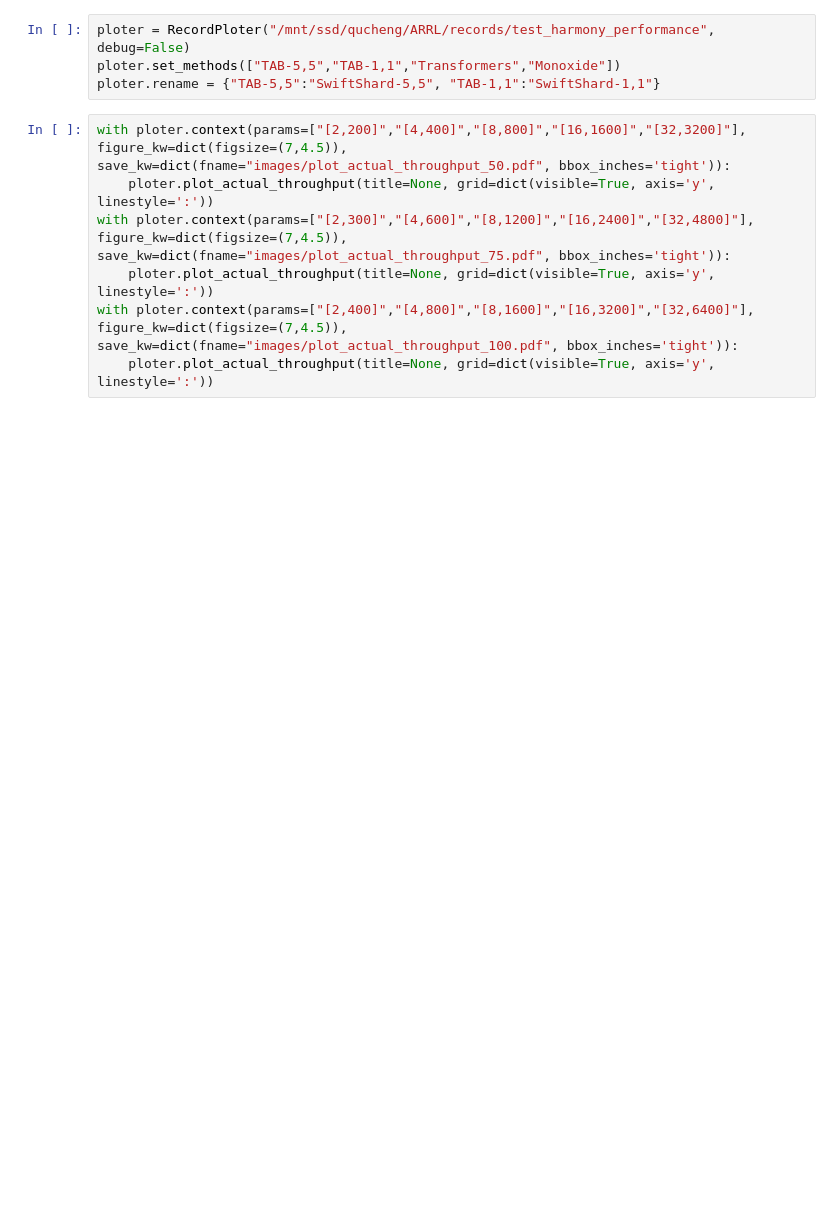
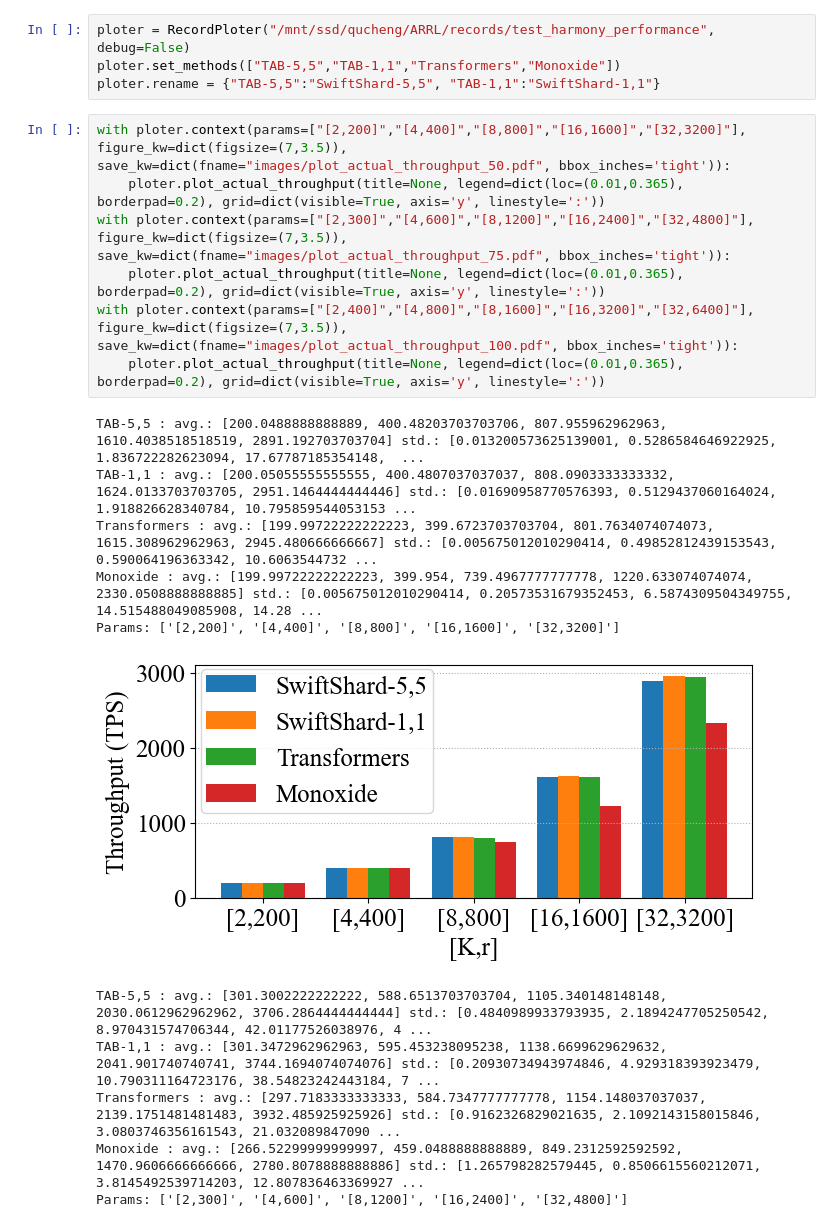
Before and after one commit to qucheng-ustc/TAB, a Jupyter notebook: plot_for_paper.ipynb, the cells around one changed output. Cells and saved outputs as stored; diff of their text form; blank space fills up the shorter version.

Commit message:
update images for VLDB

```diff
--- a/plot_for_paper.ipynb
+++ b/plot_for_paper.ipynb
@@ -36,9 +153,21 @@ ploter = RecordPloter("/mnt/ssd/qucheng/ARRL/records/test_harmony_performance",
 ploter.set_methods(["TAB-5,5","TAB-1,1","Transformers","Monoxide"])
 ploter.rename = {"TAB-5,5":"SwiftShard-5,5", "TAB-1,1":"SwiftShard-1,1"}
 # %%
-with ploter.context(params=["[2,200]","[4,400]","[8,800]","[16,1600]","[32,3200]"], figure_kw=dict(figsize=(7,4.5)), save_kw=dict(fname="images/plot_actual_throughput_50.pdf", bbox_inches='tight')):
-    ploter.plot_actual_throughput(title=None, grid=dict(visible=True, axis='y', linestyle=':'))
-with ploter.context(params=["[2,300]","[4,600]","[8,1200]","[16,2400]","[32,4800]"], figure_kw=dict(figsize=(7,4.5)), save_kw=dict(fname="images/plot_actual_throughput_75.pdf", bbox_inches='tight')):
-    ploter.plot_actual_throughput(title=None, grid=dict(visible=True, axis='y', linestyle=':'))
-with ploter.context(params=["[2,400]","[4,800]","[8,1600]","[16,3200]","[32,6400]"], figure_kw=dict(figsize=(7,4.5)), save_kw=dict(fname="images/plot_actual_throughput_100.pdf", bbox_inches='tight')):
-    ploter.plot_actual_throughput(title=None, grid=dict(visible=True, axis='y', linestyle=':'))
+with ploter.context(params=["[2,200]","[4,400]","[8,800]","[16,1600]","[32,3200]"], figure_kw=dict(figsize=(7,3.5)), save_kw=dict(fname="images/plot_actual_throughput_50.pdf", bbox_inches='tight')):
+    ploter.plot_actual_throughput(title=None, legend=dict(loc=(0.01,0.365), borderpad=0.2), grid=dict(visible=True, axis='y', linestyle=':'))
+with ploter.context(params=["[2,300]","[4,600]","[8,1200]","[16,2400]","[32,4800]"], figure_kw=dict(figsize=(7,3.5)), save_kw=dict(fname="images/plot_actual_throughput_75.pdf", bbox_inches='tight')):
+    ploter.plot_actual_throughput(title=None, legend=dict(loc=(0.01,0.365), borderpad=0.2), grid=dict(visible=True, axis='y', linestyle=':'))
+with ploter.context(params=["[2,400]","[4,800]","[8,1600]","[16,3200]","[32,6400]"], figure_kw=dict(figsize=(7,3.5)), save_kw=dict(fname="images/plot_actual_throughput_100.pdf", bbox_inches='tight')):
+    ploter.plot_actual_throughput(title=None, legend=dict(loc=(0.01,0.365), borderpad=0.2), grid=dict(visible=True, axis='y', linestyle=':'))
+# %% [output]
+TAB-5,5 : avg.: [200.0488888888889, 400.48203703703706, 807.955962962963, 1610.4038518518519, 2891.192703703704] std.: [0.013200573625139001, 0.5286584646922925, 1.836722282623094, 17.67787185354148,  ...
+TAB-1,1 : avg.: [200.05055555555555, 400.4807037037037, 808.0903333333332, 1624.0133703703705, 2951.1464444444446] std.: [0.01690958770576393, 0.5129437060164024, 1.918826628340784, 10.795859544053153 ...
+Transformers : avg.: [199.99722222222223, 399.6723703703704, 801.7634074074073, 1615.308962962963, 2945.480666666667] std.: [0.005675012010290414, 0.49852812439153543, 0.590064196363342, 10.6063544732 ...
+Monoxide : avg.: [199.99722222222223, 399.954, 739.4967777777778, 1220.633074074074, 2330.0508888888885] std.: [0.005675012010290414, 0.20573531679352453, 6.5874309504349755, 14.515488049085908, 14.28 ...
+Params: ['[2,200]', '[4,400]', '[8,800]', '[16,1600]', '[32,3200]']
+[figure, added]
+TAB-5,5 : avg.: [301.3002222222222, 588.6513703703704, 1105.340148148148, 2030.0612962962962, 3706.2864444444444] std.: [0.4840989933793935, 2.1894247705250542, 8.970431574706344, 42.01177526038976, 4 ...
+TAB-1,1 : avg.: [301.3472962962963, 595.453238095238, 1138.6699629629632, 2041.901740740741, 3744.1694074074076] std.: [0.20930734943974846, 4.929318393923479, 10.790311164723176, 38.54823242443184, 7 ...
+Transformers : avg.: [297.7183333333333, 584.7347777777778, 1154.148037037037, 2139.1751481481483, 3932.485925925926] std.: [0.9162326829021635, 2.1092143158015846, 3.0803746356161543, 21.032089847090 ...
+Monoxide : avg.: [266.52299999999997, 459.0488888888889, 849.2312592592592, 1470.9606666666666, 2780.8078888888886] std.: [1.265798282579445, 0.8506615560212071, 3.8145492539714203, 12.807836463369927 ...
+Params: ['[2,300]', '[4,600]', '[8,1200]', '[16,2400]', '[32,4800]']
```
Also changed, not shown: parts of 9 cells of this notebook, 26 other files.
